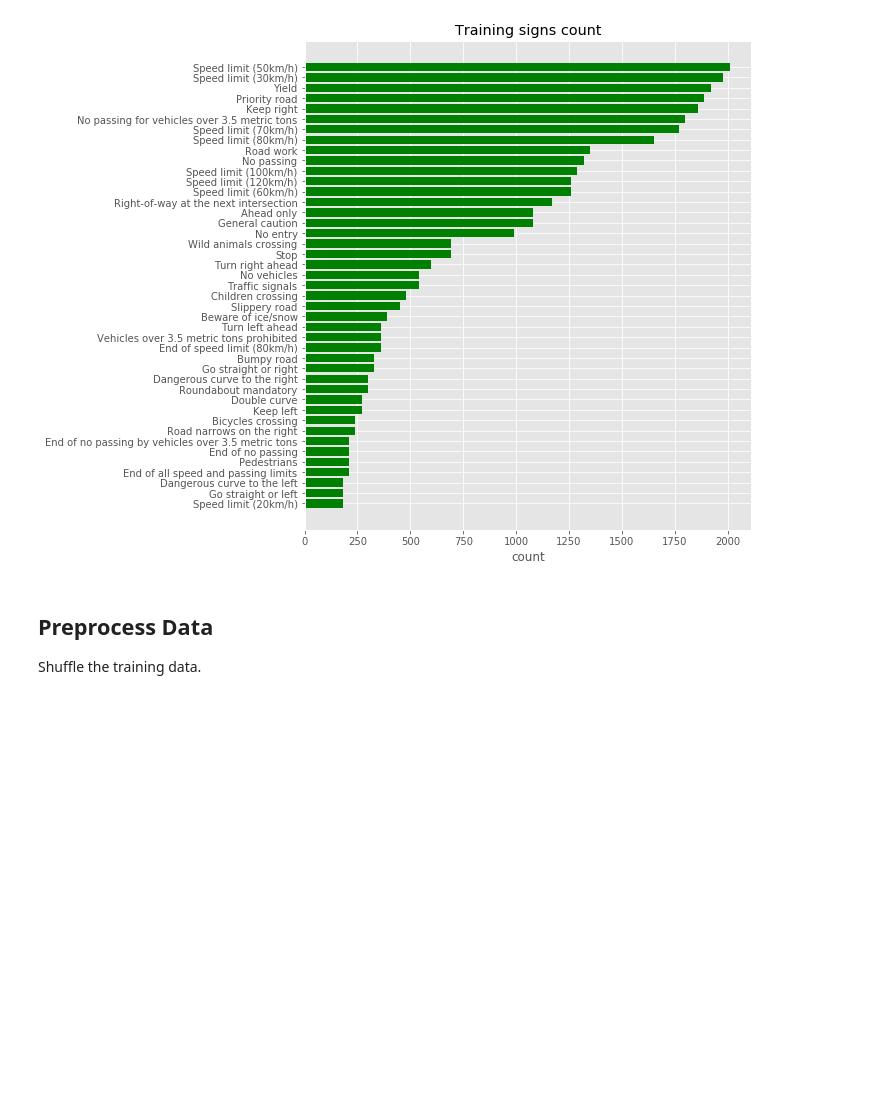
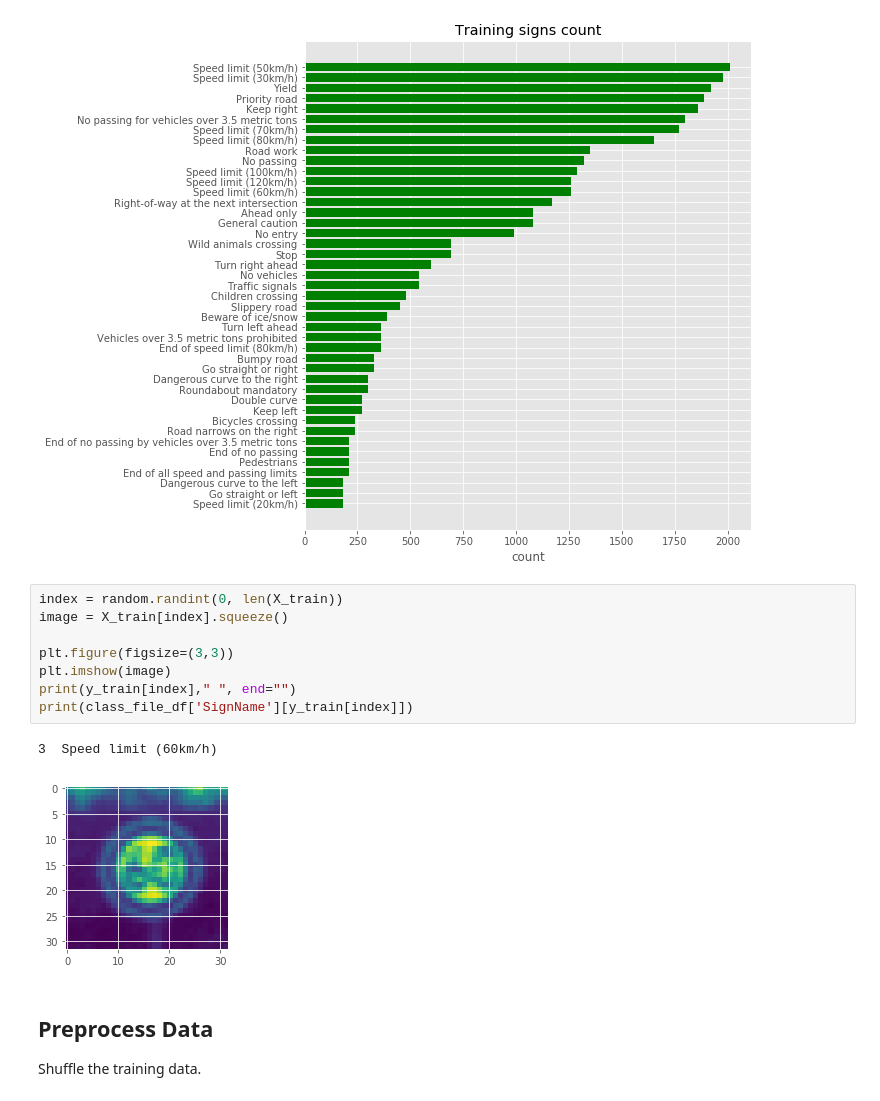
Before and after one commit to ryan-jonesford/CarND-Traffic-Sign-Classifier-Project, a Jupyter notebook: CNN-Project.ipynb, the cells around one changed output. Saved outputs shown, nothing was run; the diff lists cells and outputs as text; blank space fills up the shorter version.

```diff
--- a/CNN-Project.ipynb
+++ b/CNN-Project.ipynb
@@ -109,6 +94,17 @@ ax.set_title('Training signs count')
 plt.show()
 # %% [output]
 [figure]
+# %%
+index = random.randint(0, len(X_train))
+image = X_train[index].squeeze()
+
+plt.figure(figsize=(3,3))
+plt.imshow(image)
+print(y_train[index]," ", end="")
+print(class_file_df['SignName'][y_train[index]])
+# %% [output]
+3  Speed limit (60km/h)
+[figure, added]
 # %% [markdown]
 ## Preprocess Data
 
```
Also changed, not shown: parts of 17 cells of this notebook.
